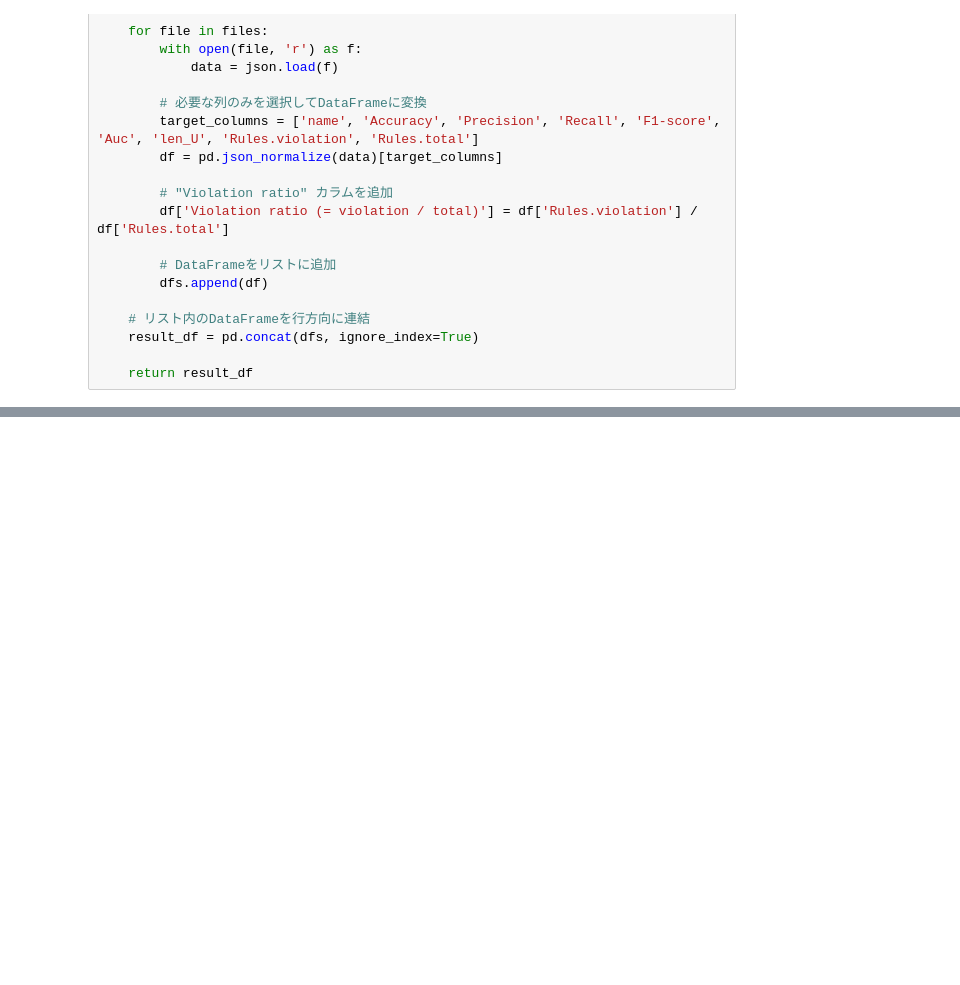
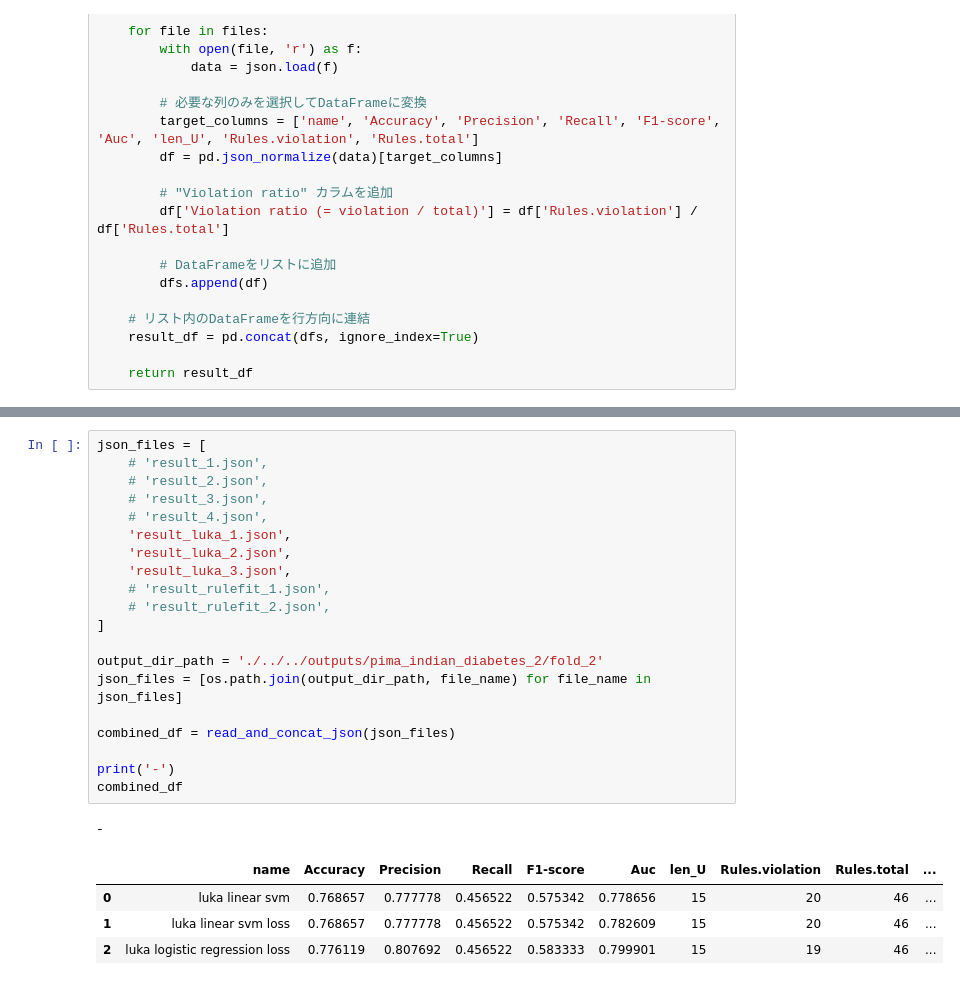
Before and after one commit to k-onoue/lukasiewicz_1, a Jupyter notebook: notebooks/pima_indian_diabetes/8_aggregate_expetimental_results.ipynb, the cells around one changed output, grey strips where cells are left out. Saved outputs shown, nothing was run; the diff lists cells and outputs as text; blank space fills up the shorter version.

```diff
--- a/notebooks/pima_indian_diabetes/8_aggregate_expetimental_results.ipynb
+++ b/notebooks/pima_indian_diabetes/8_aggregate_expetimental_results.ipynb
@@ -70,0 +172,26 @@ combined_df
+# %%
+json_files = [
+    # 'result_1.json',
+    # 'result_2.json',
+    # 'result_3.json',
+    # 'result_4.json',
+    'result_luka_1.json',
+    'result_luka_2.json',
+    'result_luka_3.json',
+    # 'result_rulefit_1.json',
+    # 'result_rulefit_2.json',
+]
+
+output_dir_path = './../../outputs/pima_indian_diabetes_2/fold_2'
+json_files = [os.path.join(output_dir_path, file_name) for file_name in json_files]
+
+combined_df = read_and_concat_json(json_files)
+
+print('-')
+combined_df
+# %% [output]
+-
+|  | name | Accuracy | Precision | Recall | F1-score | Auc | len_U | Rules.violation | Rules.total | ... |
+| 0 | luka linear svm | 0.768657 | 0.777778 | 0.456522 | 0.575342 | 0.778656 | 15 | 20 | 46 | ... |
+| 1 | luka linear svm loss | 0.768657 | 0.777778 | 0.456522 | 0.575342 | 0.782609 | 15 | 20 | 46 | ... |
+| 2 | luka logistic regression loss | 0.776119 | 0.807692 | 0.456522 | 0.583333 | 0.799901 | 15 | 19 | 46 | ... |
```
Also changed, not shown: parts of 7 cells of this notebook, 44 other files.
